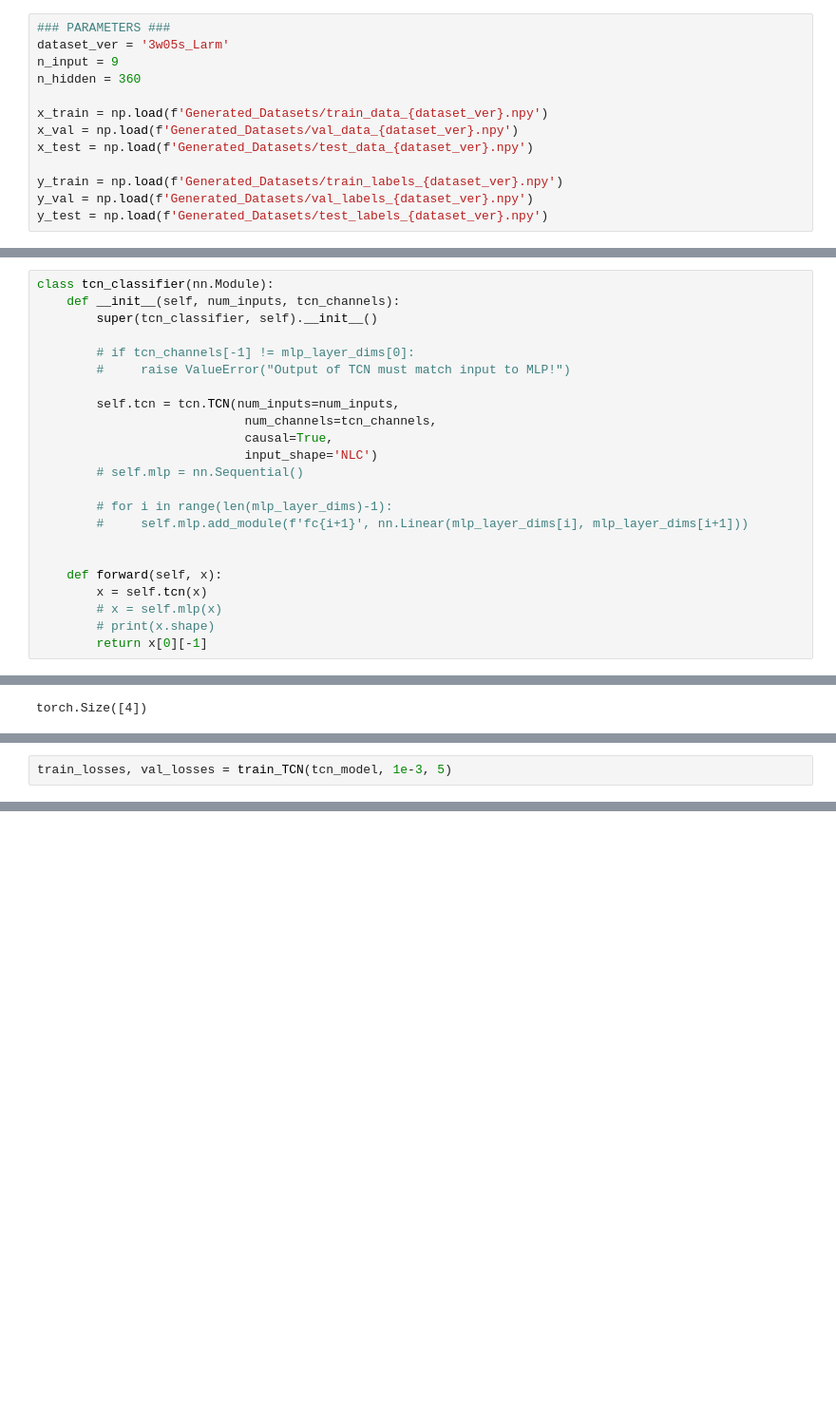
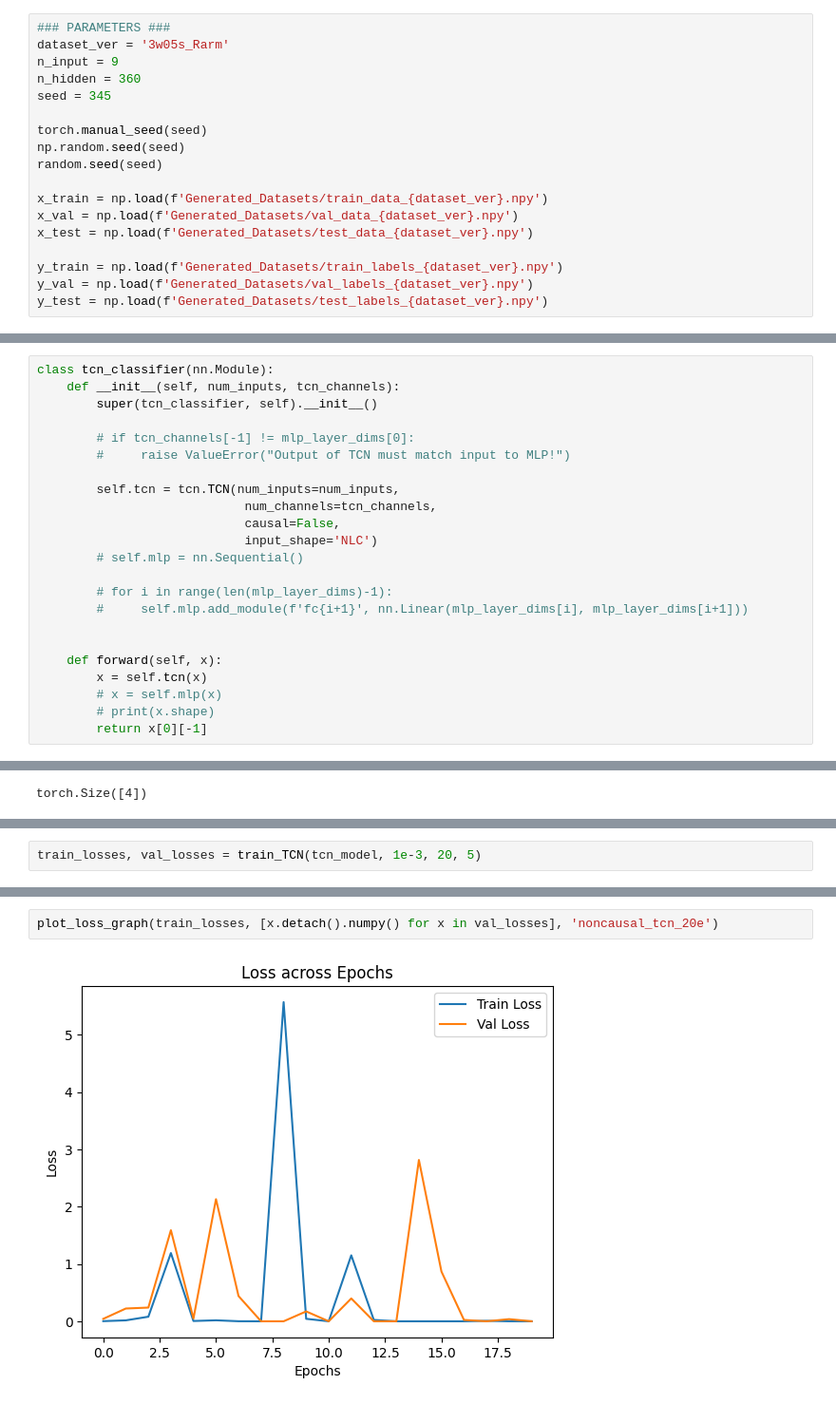
Before and after one commit to zachlim283/DLProject, a Jupyter notebook: TCN_train.ipynb, the cells around one changed output, grey strips where cells are left out. Shown at 95% size. Saved outputs shown, nothing was run; the diff lists cells and outputs as text; blank space fills up the shorter version.

Commit message:
modify train_dataset

```diff
--- a/TCN_train.ipynb
+++ b/TCN_train.ipynb
@@ -24,9 +26,14 @@ print(device)
 cuda
 # %%
 ### PARAMETERS ###
-dataset_ver = '3w05s_Larm'
+dataset_ver = '3w05s_Rarm'
 n_input = 9
 n_hidden = 360
+seed = 345
+
+torch.manual_seed(seed)
+np.random.seed(seed)
+random.seed(seed)
 
 x_train = np.load(f'Generated_Datasets/train_data_{dataset_ver}.npy')
 x_val = np.load(f'Generated_Datasets/val_data_{dataset_ver}.npy')
@@ -91,7 +98,7 @@ class tcn_classifier(nn.Module):
 
         self.tcn = tcn.TCN(num_inputs=num_inputs,
                             num_channels=tcn_channels,
-                            causal=True,
+                            causal=False,
                             input_shape='NLC')
         # self.mlp = nn.Sequential()
 
@@ -191,6 +210,6 @@ def train_TCN(model, learning_rate, num_epochs):
 
     return train_losses, val_losses
 # %%
-train_losses, val_losses = train_TCN(tcn_model, 1e-3, 5)
+train_losses, val_losses = train_TCN(tcn_model, 1e-3, 20, 5)
 # %% [output]
 Starting Epoch 1...
@@ -207,0 +250,4 @@ KeyboardInterrupt:
+# %%
+plot_loss_graph(train_losses, [x.detach().numpy() for x in val_losses], 'noncausal_tcn_20e')
+# %% [output]
+[figure, added]
```
Also changed, not shown: parts of 5 cells of this notebook, 7 other files.
